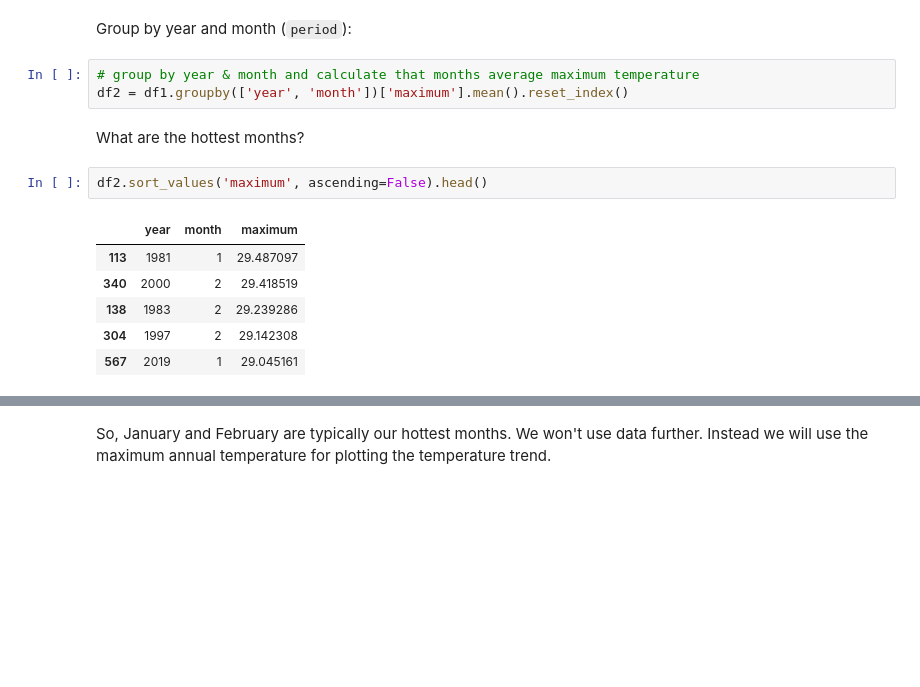
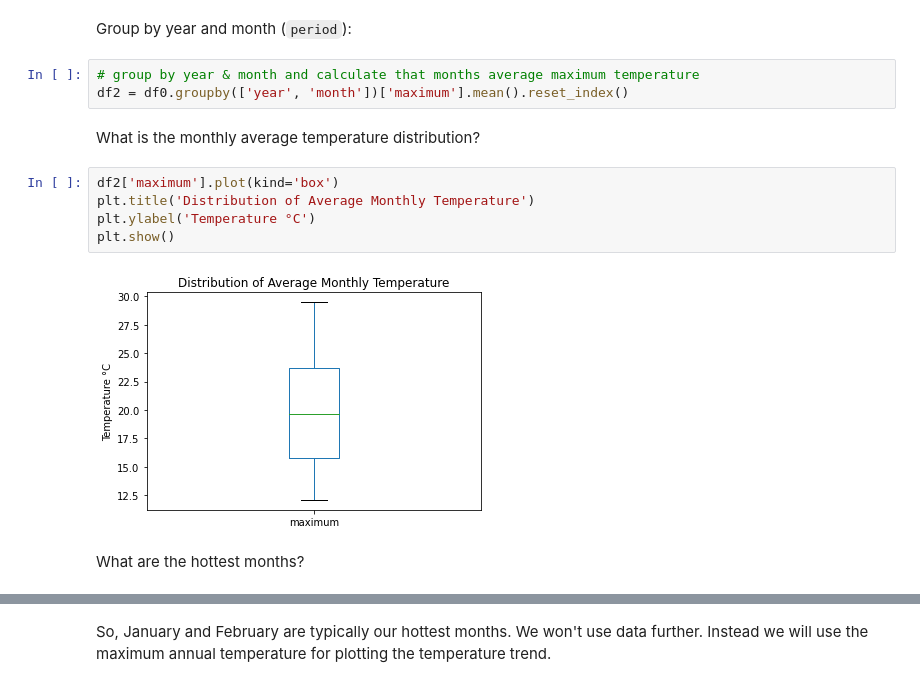
Before and after one commit to frankhjung/jupyter-examples, a Jupyter notebook: cheltenham_climate.ipynb, the cells around one changed output, grey strips where cells are left out. Drawn from its saved outputs; the diff is of its cells as text; blank space fills up the shorter version.

```diff
--- a/cheltenham_climate.ipynb
+++ b/cheltenham_climate.ipynb
@@ -78,15 +86,15 @@ df1
 Group by year and month (`period`):
 # %%
 # group by year & month and calculate that months average maximum temperature
-df2 = df1.groupby(['year', 'month'])['maximum'].mean().reset_index()
+df2 = df0.groupby(['year', 'month'])['maximum'].mean().reset_index()
+# %% [markdown]
+What is the monthly average temperature distribution?
+# %%
+df2['maximum'].plot(kind='box')
+plt.title('Distribution of Average Monthly Temperature')
+plt.ylabel('Temperature °C')
+plt.show()
+# %% [output]
+[figure, added]
 # %% [markdown]
 What are the hottest months?
-# %%
-df2.sort_values('maximum', ascending=False).head()
-# %% [output]
-|  | year | month | maximum |
-| 113 | 1981 | 1 | 29.487097 |
-| 340 | 2000 | 2 | 29.418519 |
-| 138 | 1983 | 2 | 29.239286 |
-| 304 | 1997 | 2 | 29.142308 |
-| 567 | 2019 | 1 | 29.045161 |
```
Also changed, not shown: parts of 8 cells of this notebook.
